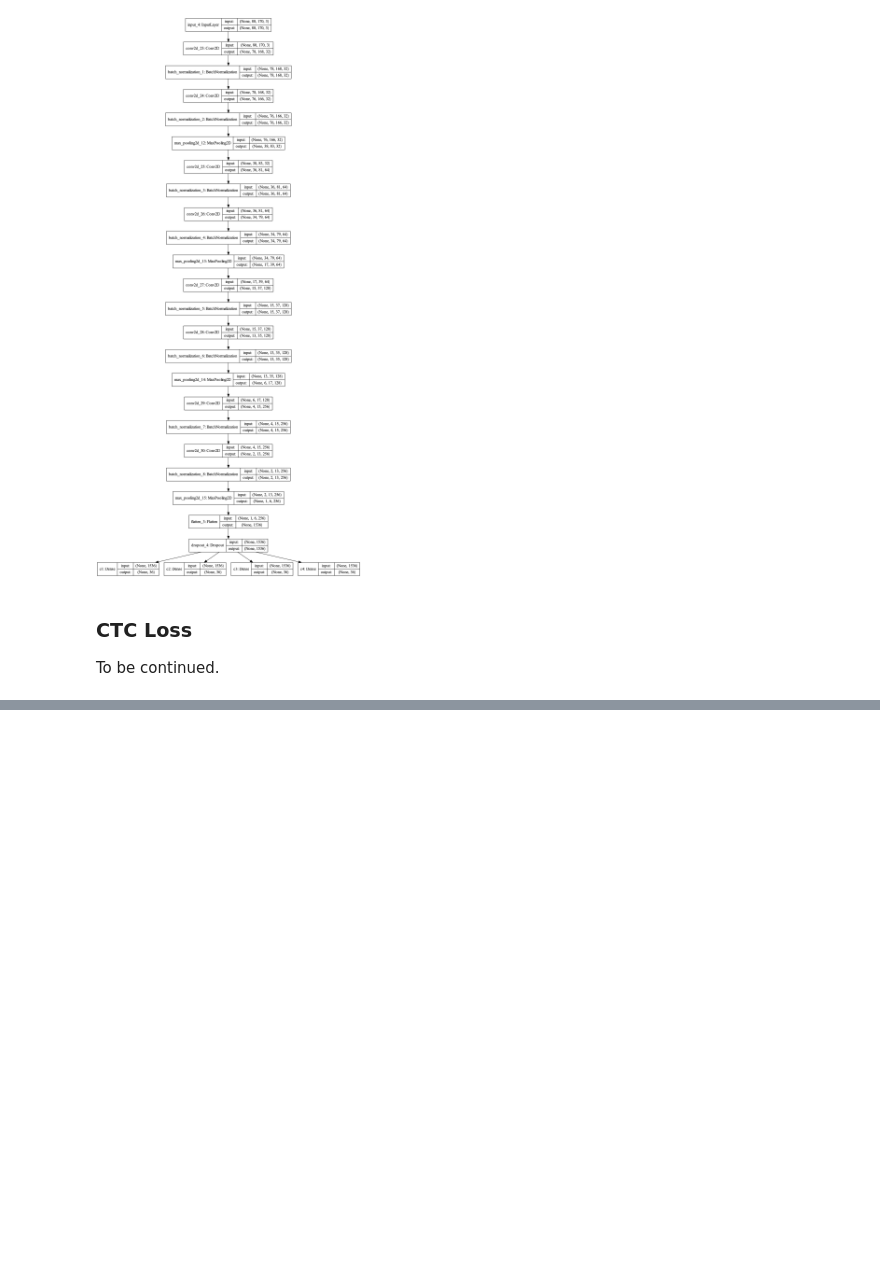
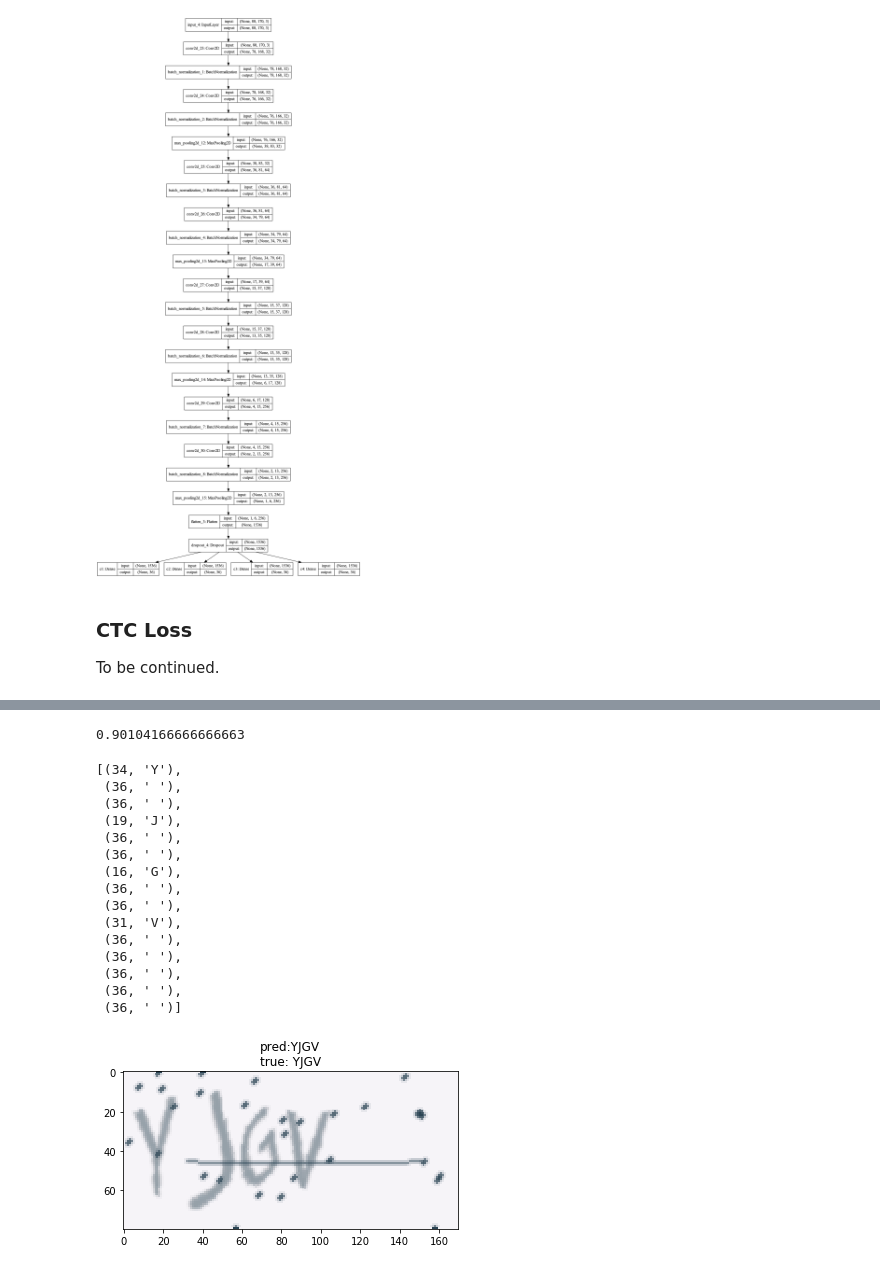
Before and after one commit to mtyylx/ArithmeticContest, a Jupyter notebook: captcha.ipynb, the cells around one changed output, grey strips where cells are left out. Saved outputs shown, nothing was run; the diff lists cells and outputs as text; code cells hidden in the pictures; blank space fills up the shorter version.

```diff
--- a/captcha.ipynb
+++ b/captcha.ipynb
@@ -306,0 +403,13 @@ To be continued.
+# %%
+def gen(batch_size=128):
+    X = np.zeros((batch_size, width, height, 3), dtype=np.uint8)
+    y = np.zeros((batch_size, n_len), dtype=np.uint8)
+    while True:
+        generator = ImageCaptcha(width=width, height=height)
+        for i in range(batch_size):
+            random_str = ''.join([random.choice(characters) for j in range(4)])
+            # 图片翻转后存入X
+            X[i] = np.array(generator.generate_image(random_str)).transpose(1, 0, 2)
+            # 文本存入Y
+            y[i] = [characters.find(x) for x in random_str]
+        yield [X, y, np.ones(batch_size)*int(conv_shape[1]-2), np.ones(batch_size)*n_len], np.ones(batch_size)
@@ -306,0 +538,4 @@ To be continued.
+# %%
+evaluate(model, 3)
+# %% [output]
+0.90104166666666663
@@ -306,0 +553,40 @@ To be continued.
+# %%
+# 对单个图像的识别结果可视化对比
+characters2 = characters + ' '
+[X_test, y_test, _, _], _  = next(gen(1))
+
+# 使用基模型预测y_pred
+y_pred = base_model.predict(X_test)
+# 取后15个有效输出
+y_pred = y_pred[:,2:,:]
+# CTC解码，并且截取前4个字符
+out = K.get_value(K.ctc_decode(y_pred, input_length=np.ones(y_pred.shape[0])*y_pred.shape[1], )[0][0])[:, :4]
+
+# 还原为字符串
+out = ''.join([characters[x] for x in out[0]])
+y_true = ''.join([characters[x] for x in y_test[0]])
+
+# 显示图像
+plt.imshow(X_test[0].transpose(1, 0, 2))
+plt.title('pred:' + str(out) + '\ntrue: ' + str(y_true))
+
+# 硬解码预测输出
+argmax = np.argmax(y_pred, axis=2)[0]
+list(zip(argmax, ''.join([characters2[x] for x in argmax])))
+# %% [output]
+[(34, 'Y'),
+ (36, ' '),
+ (36, ' '),
+ (19, 'J'),
+ (36, ' '),
+ (36, ' '),
+ (16, 'G'),
+ (36, ' '),
+ (36, ' '),
+ (31, 'V'),
+ (36, ' '),
+ (36, ' '),
+ (36, ' '),
+ (36, ' '),
+ (36, ' ')]
+[figure, added]
```
Also changed, not shown: parts of 24 cells of this notebook.
